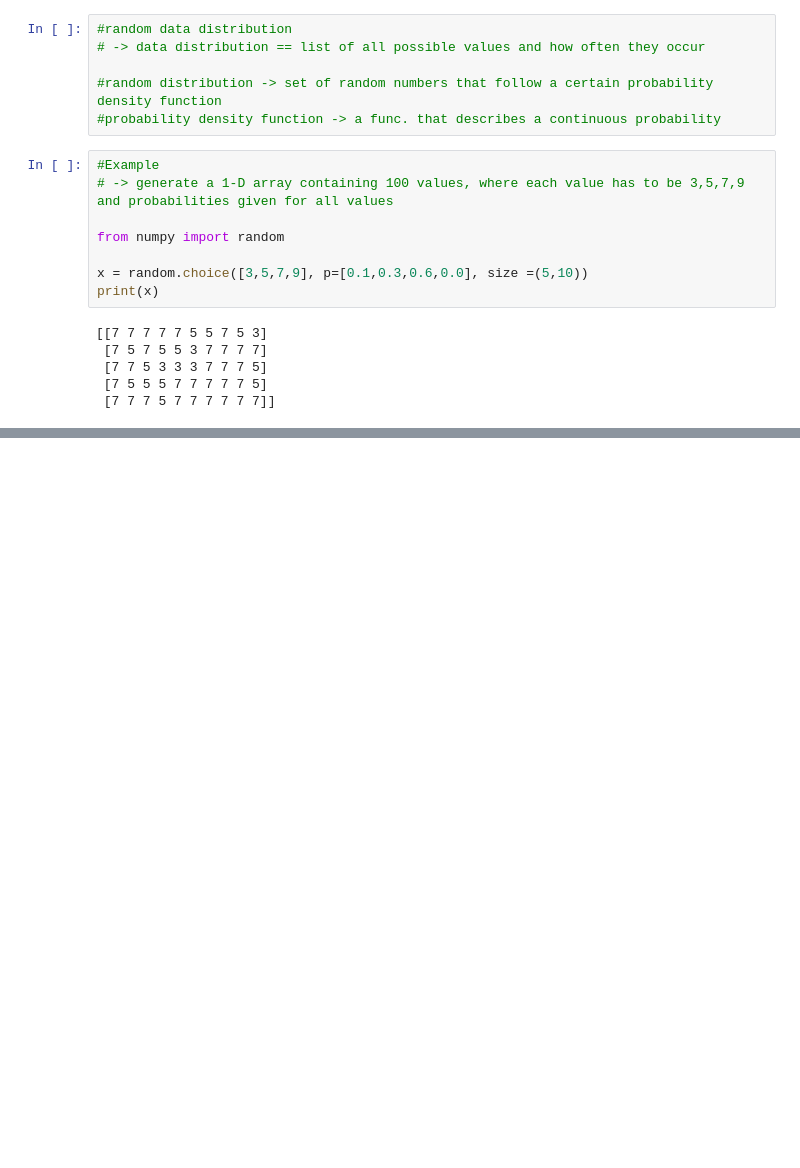
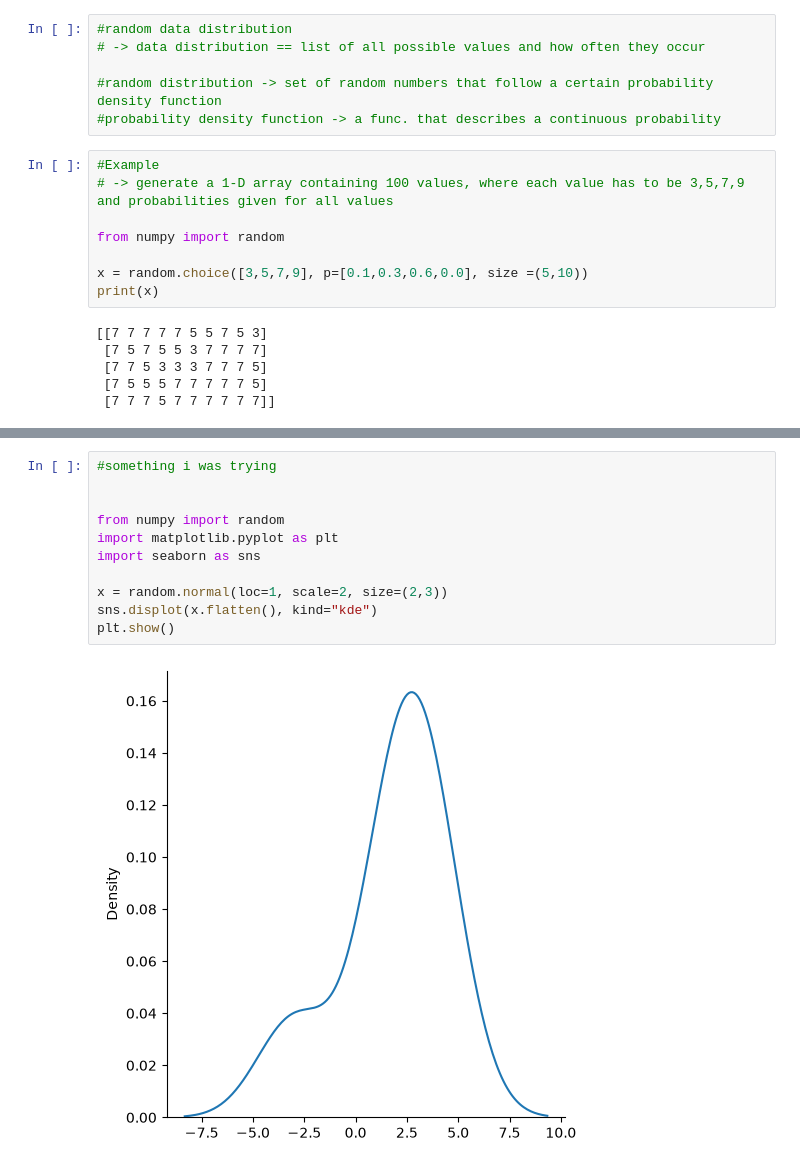
Before and after one commit to BiswasPankaj/ML-Learning-Journey, a Jupyter notebook: numpy/Numpy_basics.ipynb, the cells around one changed output, grey strips where cells are left out. Cells and saved outputs as stored; diff of their text form; blank space fills up the shorter version.

```diff
--- a/numpy/Numpy_basics.ipynb
+++ b/numpy/Numpy_basics.ipynb
@@ -716,0 +754,13 @@ rgrhdrthd    g  r gerrr  gerg e t
+# %%
+#something i was trying
+
+
+from numpy import random
+import matplotlib.pyplot as plt
+import seaborn as sns
+
+x = random.normal(loc=1, scale=2, size=(2,3))
+sns.displot(x.flatten(), kind="kde")
+plt.show()
+# %% [output]
+[figure, added]
```
Also changed, not shown: parts of 12 cells of this notebook, 1 other file.
